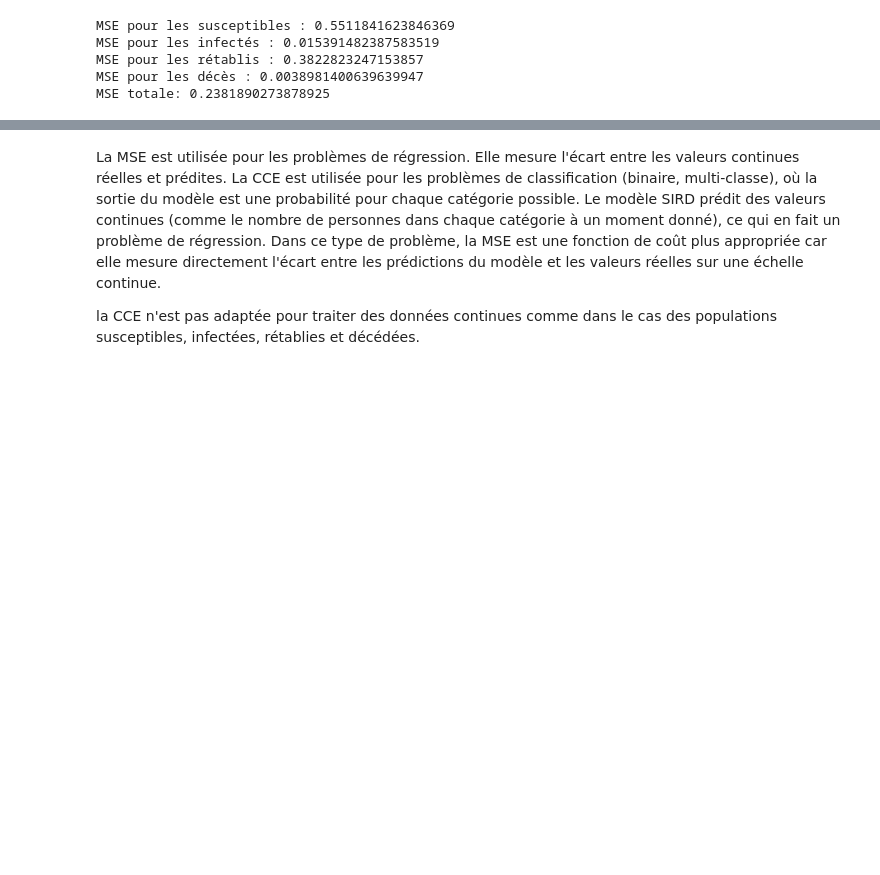
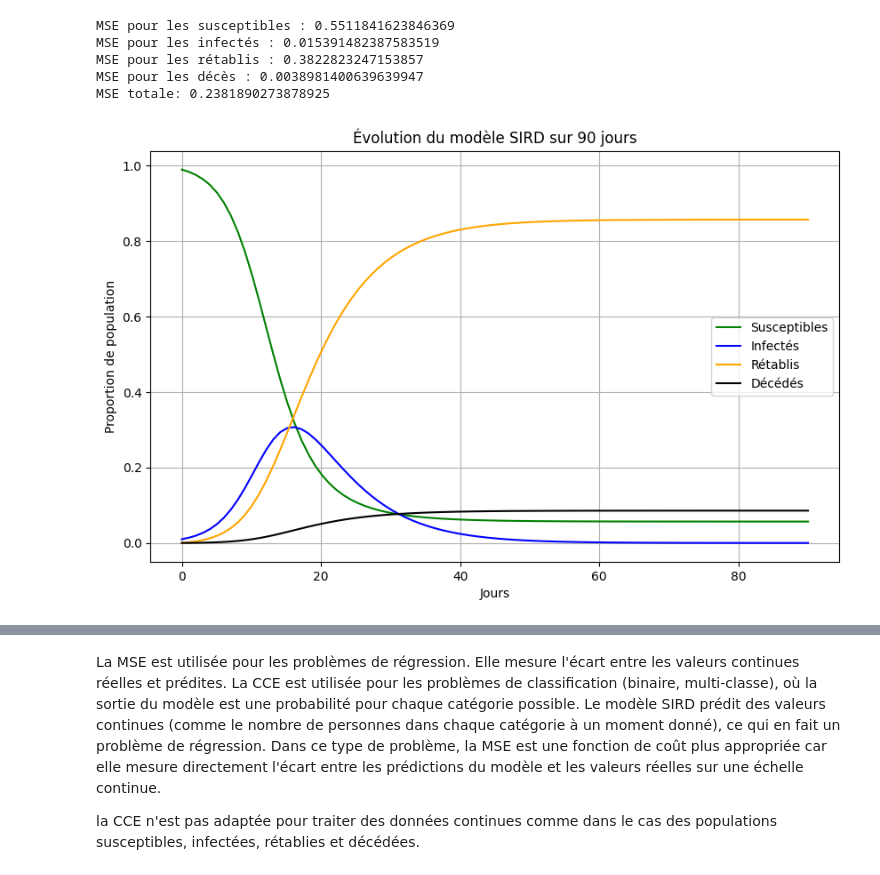
Before and after one commit to FraNKieTheAnalyst/SIRD, a Jupyter notebook: solution_sird.ipynb, the cells around one changed output, grey strips where cells are left out. Drawn from its saved outputs; the diff is of its cells as text; code cells hidden in the pictures; blank space fills up the shorter version.

```diff
--- a/solution_sird.ipynb
+++ b/solution_sird.ipynb
@@ -187,3 +187,59 @@ MSE pour les infectés : 0.015391482387583519
 MSE pour les rétablis : 0.3822823247153857
 MSE pour les décès : 0.0038981400639639947
 MSE totale: 0.2381890273878925
+# %%
+import numpy as np
+import matplotlib.pyplot as plt
+
+def solution_epidemiologique_sird(beta, gama, mu, step, nb_jours):
+    time = [0]
+    susceptible = [0.99]
+    infected = [0.01]
+    recovered = [0]
+    deceased = [0]
+
+    nb_points = int(nb_jours / step)
+
+    for _ in range(1, nb_points):
+        new_value_time = time[-1] + step
+        new_value_susceptible = (-beta * susceptible[-1] * infected[-1]) * step + susceptible[-1]
+        new_value_infected = ((beta * susceptible[-1] * infected[-1]) - (gama * infected[-1]) - (mu * infected[-1])) * step + infected[-1]
+        new_value_recovered = (gama * infected[-1]) * step + recovered[-1]
+        new_value_deceased = (mu * infected[-1]) * step + deceased[-1]
+
+        time.append(new_value_time)
+        susceptible.append(new_value_susceptible)
+        infected.append(new_value_infected)
+        recovered.append(new_value_recovered)
+        deceased.append(new_value_deceased)
+
+    # Interpolation pour ramener toutes les données sur 90 jours
+    real_days = np.linspace(0, nb_jours, 90)  # 90 valeurs de 0 à nb_jours
+    interpolated_susceptible = np.interp(real_days, time, susceptible)
+    interpolated_infected = np.interp(real_days, time, infected)
+    interpolated_recovered = np.interp(real_days, time, recovered)
+    interpolated_deceased = np.interp(real_days, time, deceased)
+
+    return real_days, interpolated_susceptible, interpolated_infected, interpolated_recovered, interpolated_deceased
+
+# Test du modèle avec 90 jours
+beta, gama, mu = 0.5, 0.15, 0.015
+step = 0.0001
+nb_jours = 90
+
+days_sim, susceptible_sim, infected_sim, recovered_sim, deceased_sim = solution_epidemiologique_sird(beta, gama, mu, step, nb_jours)
+
+# Tracé des résultats simulés
+plt.figure(figsize=(10, 6))
+plt.plot(days_sim, susceptible_sim, label="Susceptibles", color="green")
+plt.plot(days_sim, infected_sim, label="Infectés", color="blue")
+plt.plot(days_sim, recovered_sim, label="Rétablis", color="orange")
+plt.plot(days_sim, deceased_sim, label="Décédés", color="black")
+plt.xlabel("Jours")
+plt.ylabel("Proportion de population")
+plt.title("Évolution du modèle SIRD sur 90 jours")
+plt.legend()
+plt.grid()
+plt.show()
+# %% [output]
+[figure, added]
```
Also changed, not shown: parts of 10 cells of this notebook.
